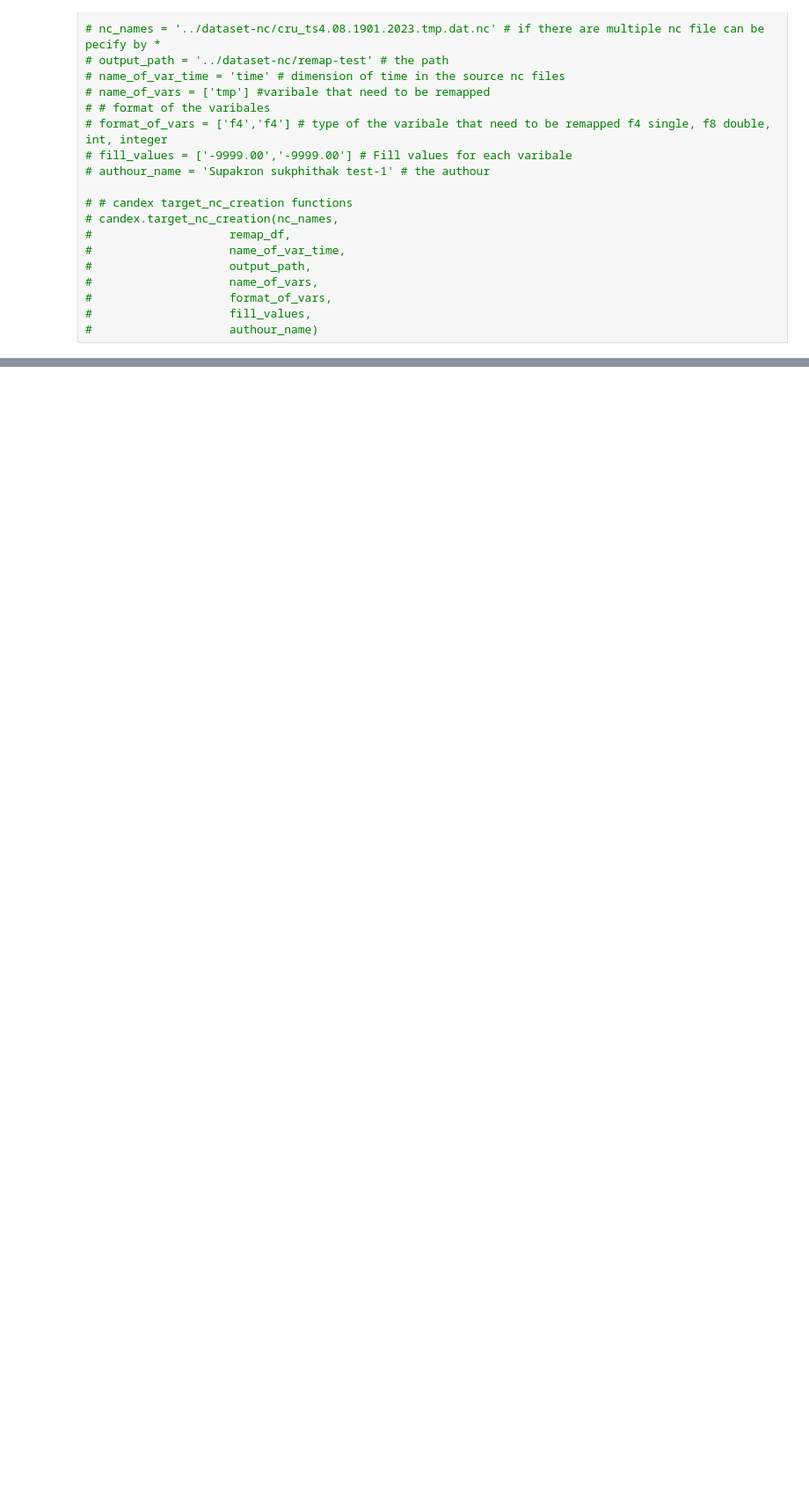
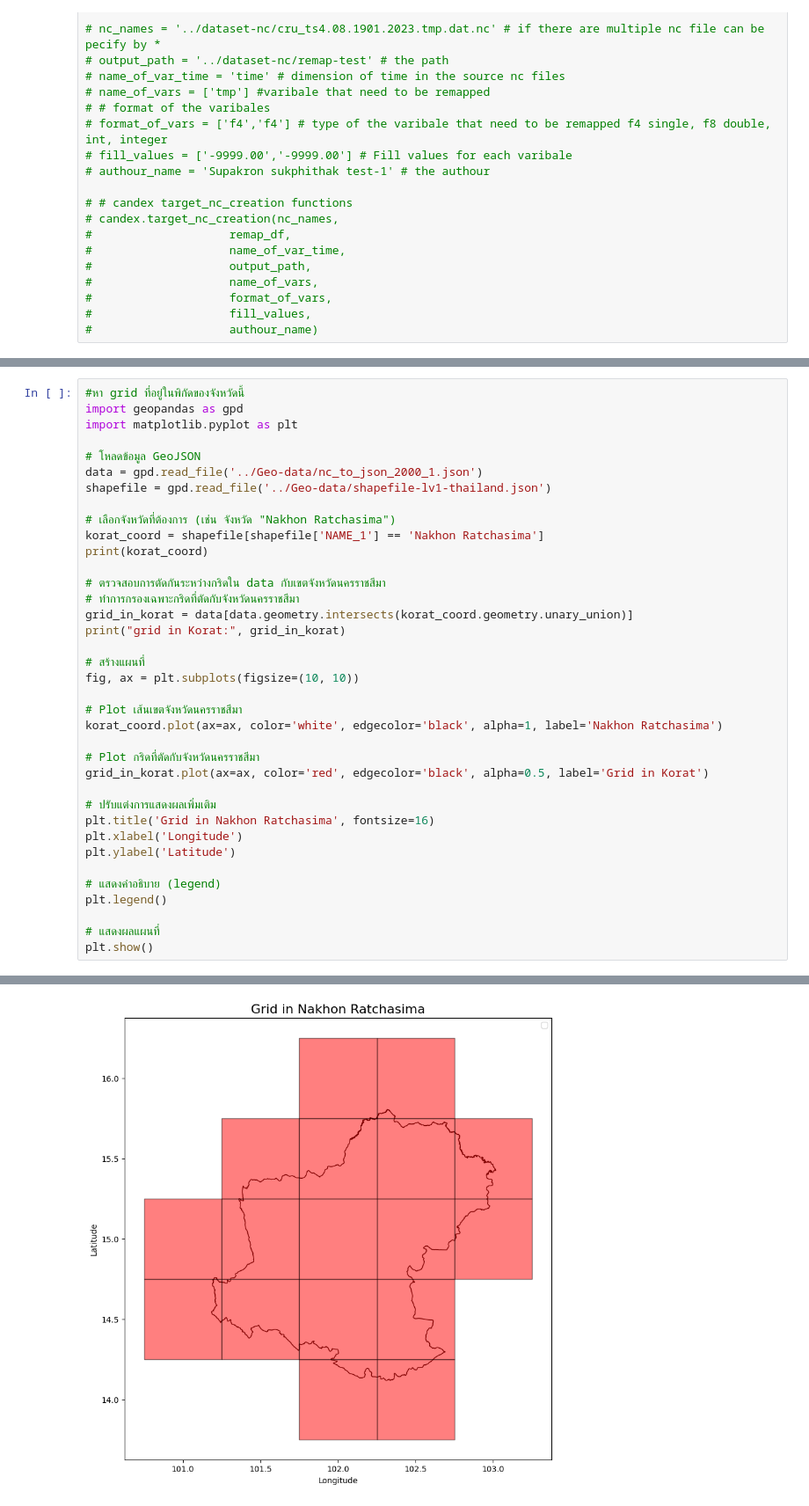
Before and after one commit to supakron-suk/climate-project-app, a Jupyter notebook: src/Python/candex-test1.ipynb, the cells around one changed output, grey strips where cells are left out. Shown at 88% size. Drawn from its saved outputs; the diff is of its cells as text; blank space fills up the shorter version.

```diff
--- a/src/Python/candex-test1.ipynb
+++ b/src/Python/candex-test1.ipynb
@@ -308,0 +324,38 @@ Right CRS: EPSG:4326
+# %%
+#หา grid ที่อยู่ในพิกัดของจังหวัดนี้
+import geopandas as gpd
+import matplotlib.pyplot as plt
+
+# โหลดข้อมูล GeoJSON
+data = gpd.read_file('../Geo-data/nc_to_json_2000_1.json')
+shapefile = gpd.read_file('../Geo-data/shapefile-lv1-thailand.json')
+
+# เลือกจังหวัดที่ต้องการ (เช่น จังหวัด "Nakhon Ratchasima")
+korat_coord = shapefile[shapefile['NAME_1'] == 'Nakhon Ratchasima']
+print(korat_coord)
+
+# ตรวจสอบการตัดกันระหว่างกริดใน data กับเขตจังหวัดนครราชสีมา
+# ทำการกรองเฉพาะกริดที่ตัดกับจังหวัดนครราชสีมา
+grid_in_korat = data[data.geometry.intersects(korat_coord.geometry.unary_union)]
+print("grid in Korat:", grid_in_korat)
+
+# สร้างแผนที่
+fig, ax = plt.subplots(figsize=(10, 10))
+
+# Plot เส้นเขตจังหวัดนครราชสีมา
+korat_coord.plot(ax=ax, color='white', edgecolor='black', alpha=1, label='Nakhon Ratchasima')
+
+# Plot กริดที่ตัดกับจังหวัดนครราชสีมา
+grid_in_korat.plot(ax=ax, color='red', edgecolor='black', alpha=0.5, label='Grid in Korat')
+
+# ปรับแต่งการแสดงผลเพิ่มเติม
+plt.title('Grid in Nakhon Ratchasima', fontsize=16)
+plt.xlabel('Longitude')
+plt.ylabel('Latitude')
+
+# แสดงคำอธิบาย (legend)
+plt.legend()
+
+# แสดงผลแผนที่
+plt.show()
+# %% [output]
@@ -308,0 +381 @@ Right CRS: EPSG:4326
+[figure, added]
```
Also changed, not shown: parts of 9 cells of this notebook, 19 other files.
